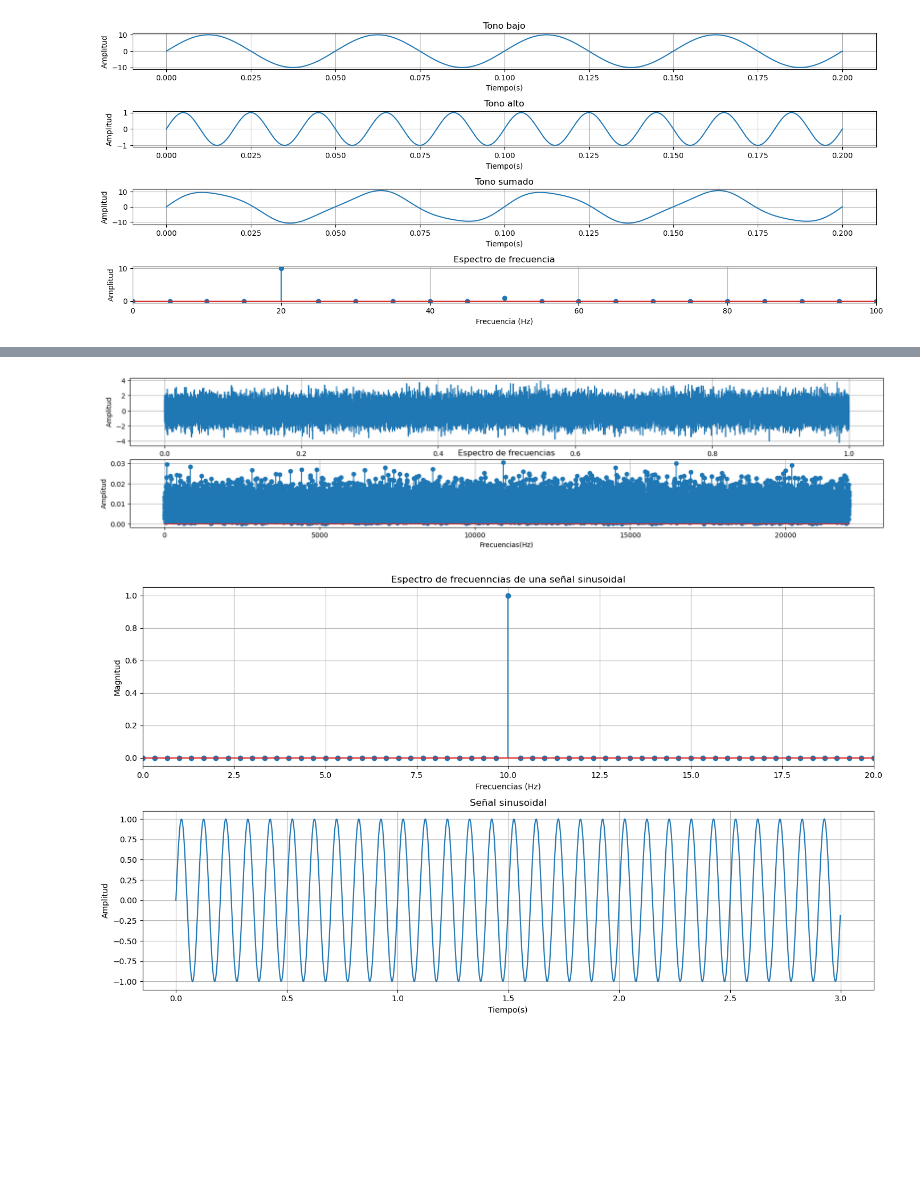
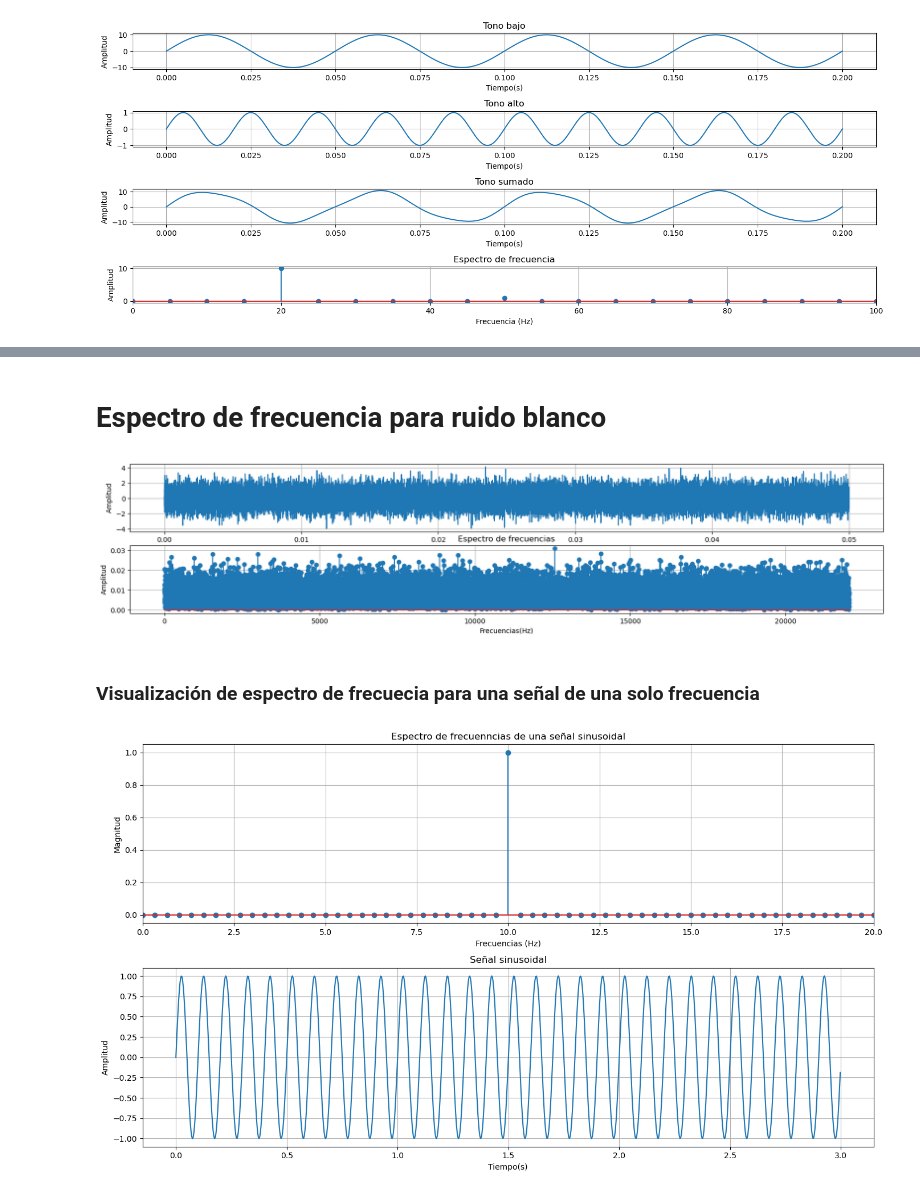
Before and after one commit to Kinlo-sama/IA_aprendizaje, a Jupyter notebook: Proyecto_IdDr.ipynb, the cells around one changed output, grey strips where cells are left out. Drawn from its saved outputs; the diff is of its cells as text; code cells hidden in the pictures; blank space fills up the shorter version.

```diff
--- a/Proyecto_IdDr.ipynb
+++ b/Proyecto_IdDr.ipynb
@@ -92,40 +128,44 @@ plt.show()
+# %% [markdown]
+# **Espectro de frecuencia para ruido blanco**
 # %%
 #Ruido blanco
 # Parámetros de la señal
 frecuencia = 4 # Frecuencia en Hz
-duracion = 1  # Duración en segundos
+duracion = .05  # Duración en segundos
 tasa_muestreo = 44100  # Tasa de muestreo en Hz
 
 tiempo = np.linspace(0,duracion, tasa_muestreo, endpoint = False)
 ruido_blanco = np.random.normal(0,1,len(tiempo))
 
 #Calculamos las frecuencias correspondientes
 fft_resultado = fft(ruido_blanco)
 fft_resultado /= (tasa_muestreo / 2)
 frecuencias = np.fft.fftfreq(len(tiempo), d=1/tasa_muestreo)
 
 #Visualizacion del ruido blanco
 plt.figure(figsize = (20,4))
 
 #Visualizacion del ruido blanco
 plt.subplot(2,1,1)
 plt.plot(tiempo, ruido_blanco)
 plt.xlabel("Tiempo(s)")
 plt.ylabel("Amplitud")
 plt.grid(True)
 
 #Visualizacion del espectro de frecuencias
 plt.subplot(2,1,2)
 plt.stem(frecuencias[:len(frecuencias)//2],np.abs(fft_resultado)[:len(fft_resultado)//2])
 plt.xlabel("Frecuencias(Hz)")
 plt.ylabel("Amplitud")
 plt.title("Espectro de frecuencias")
 plt.grid(True)
 
 
 plt.show()
 # %% [output]
-[figure, old version]
+[figure, new version]
+# %% [markdown]
+### **Visualización de espectro de frecuecia para una señal de una solo frecuencia**
 # %%
 #Parametros de la señal
 frecuencia = 10
```
Also changed, not shown: parts of 15 cells of this notebook, 58 other files.
